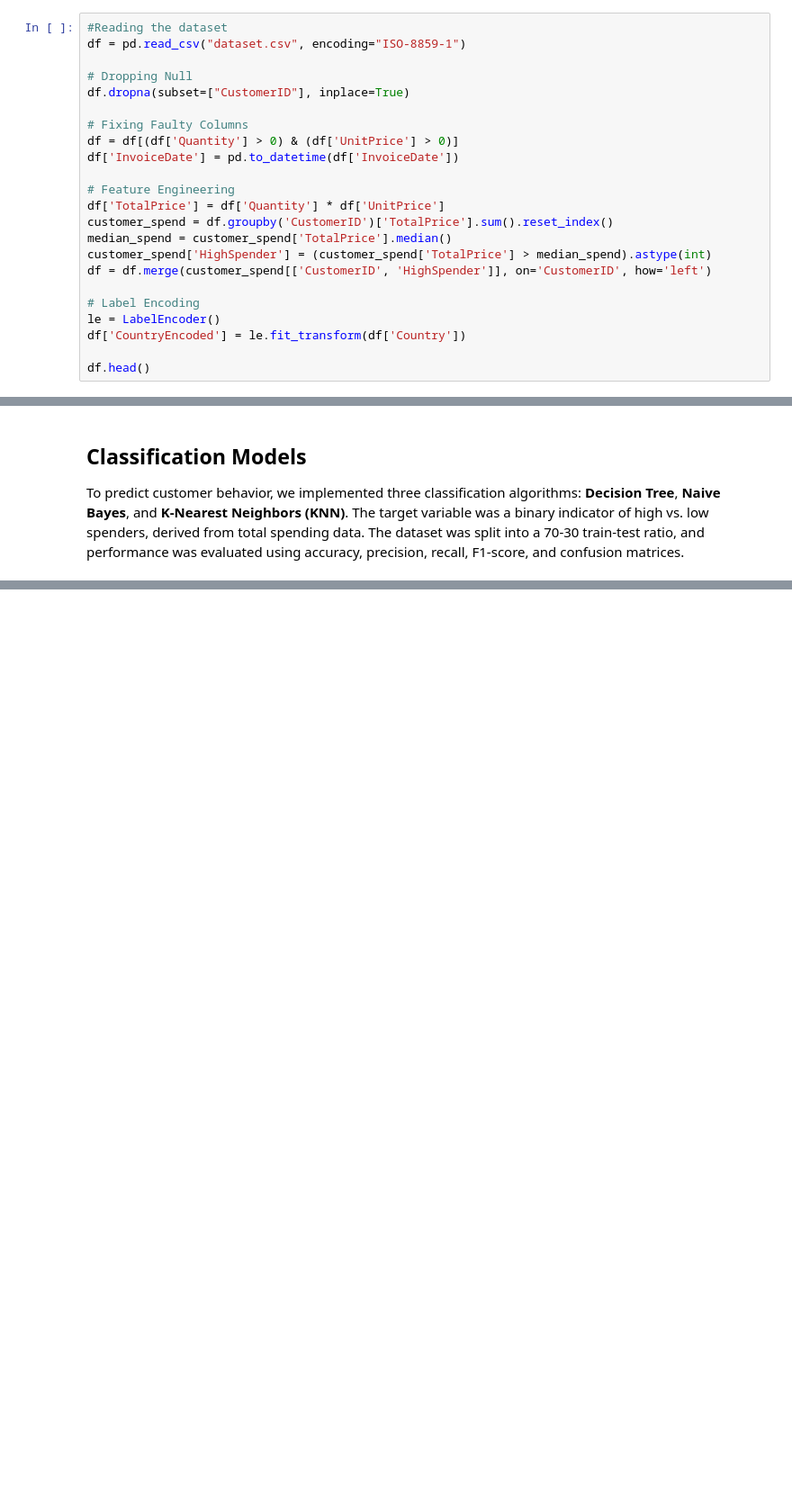
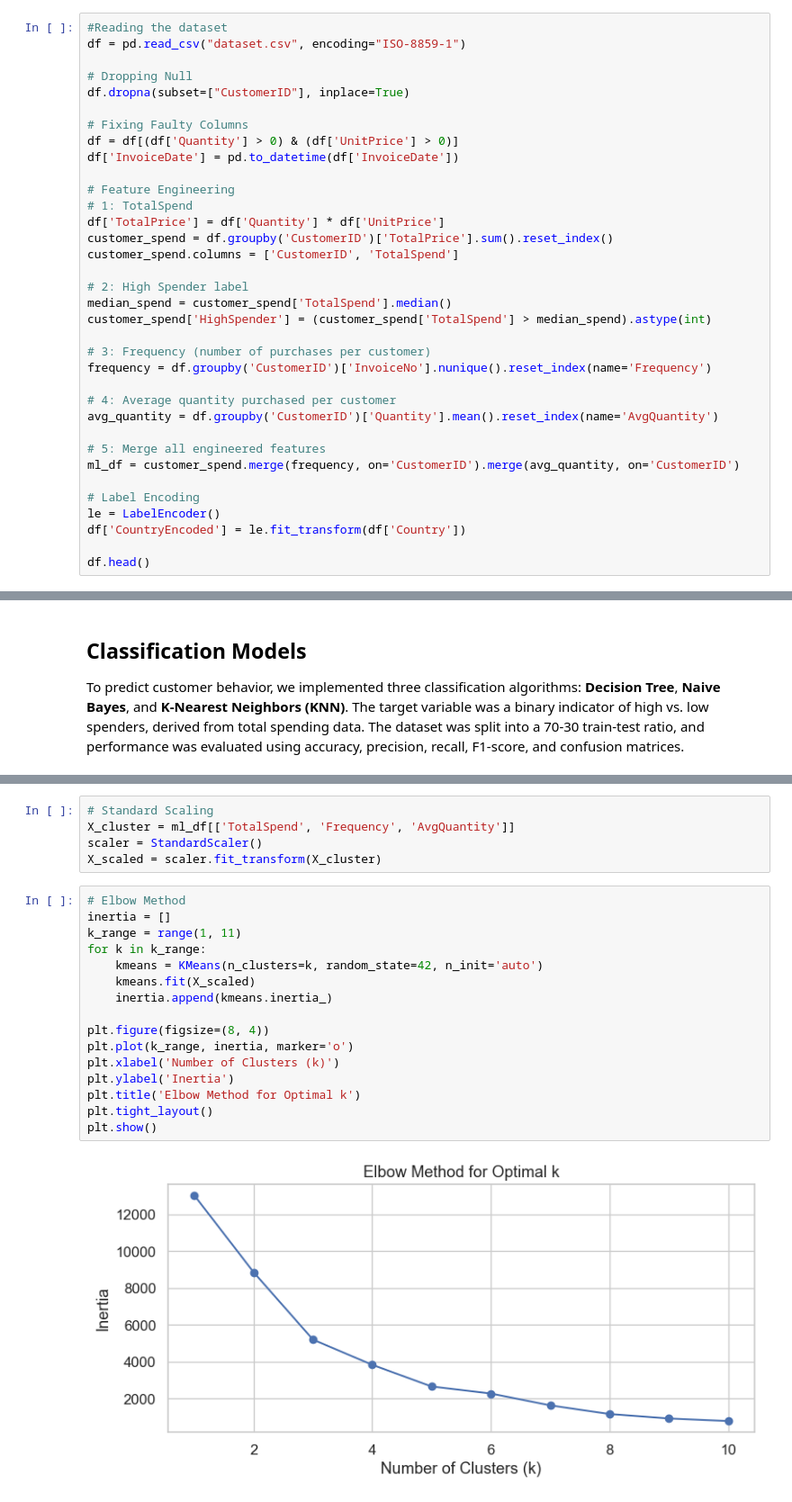
Before and after one commit to Rimocide/DataMiningProject, a Jupyter notebook: projectcode.ipynb, the cells around one changed output, grey strips where cells are left out. Shown at 90% size. Saved outputs shown, nothing was run; the diff lists cells and outputs as text; blank space fills up the shorter version.

```diff
--- a/projectcode.ipynb
+++ b/projectcode.ipynb
@@ -86,11 +86,23 @@ df = df[(df['Quantity'] > 0) & (df['UnitPrice'] > 0)]
 df['InvoiceDate'] = pd.to_datetime(df['InvoiceDate'])
 
 # Feature Engineering
+# 1: TotalSpend
 df['TotalPrice'] = df['Quantity'] * df['UnitPrice']
 customer_spend = df.groupby('CustomerID')['TotalPrice'].sum().reset_index()
-median_spend = customer_spend['TotalPrice'].median()
-customer_spend['HighSpender'] = (customer_spend['TotalPrice'] > median_spend).astype(int)
-df = df.merge(customer_spend[['CustomerID', 'HighSpender']], on='CustomerID', how='left')
+customer_spend.columns = ['CustomerID', 'TotalSpend']
+
+# 2: High Spender label
+median_spend = customer_spend['TotalSpend'].median()
+customer_spend['HighSpender'] = (customer_spend['TotalSpend'] > median_spend).astype(int)
+
+# 3: Frequency (number of purchases per customer)
+frequency = df.groupby('CustomerID')['InvoiceNo'].nunique().reset_index(name='Frequency')
+
+# 4: Average quantity purchased per customer
+avg_quantity = df.groupby('CustomerID')['Quantity'].mean().reset_index(name='AvgQuantity')
+
+# 5: Merge all engineered features
+ml_df = customer_spend.merge(frequency, on='CustomerID').merge(avg_quantity, on='CustomerID')
 
 # Label Encoding
 le = LabelEncoder()
@@ -283,0 +351,23 @@ To predict customer behavior, we implemented three classification algorithms: **
+# %%
+# Standard Scaling
+X_cluster = ml_df[['TotalSpend', 'Frequency', 'AvgQuantity']]
+scaler = StandardScaler()
+X_scaled = scaler.fit_transform(X_cluster)
+# %%
+# Elbow Method
+inertia = []
+k_range = range(1, 11)
+for k in k_range:
+    kmeans = KMeans(n_clusters=k, random_state=42, n_init='auto')
+    kmeans.fit(X_scaled)
+    inertia.append(kmeans.inertia_)
+
+plt.figure(figsize=(8, 4))
+plt.plot(k_range, inertia, marker='o')
+plt.xlabel('Number of Clusters (k)')
+plt.ylabel('Inertia')
+plt.title('Elbow Method for Optimal k')
+plt.tight_layout()
+plt.show()
+# %% [output]
+[figure, added]
```
Also changed, not shown: parts of 7 cells of this notebook.
